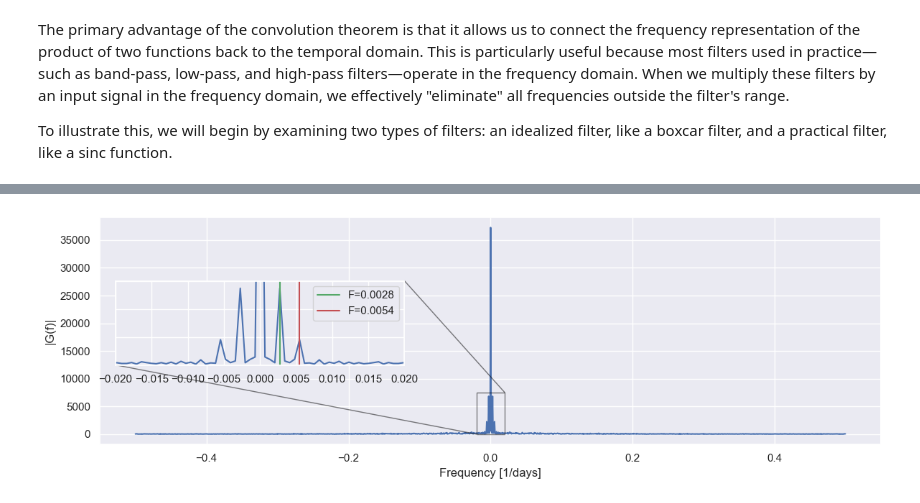
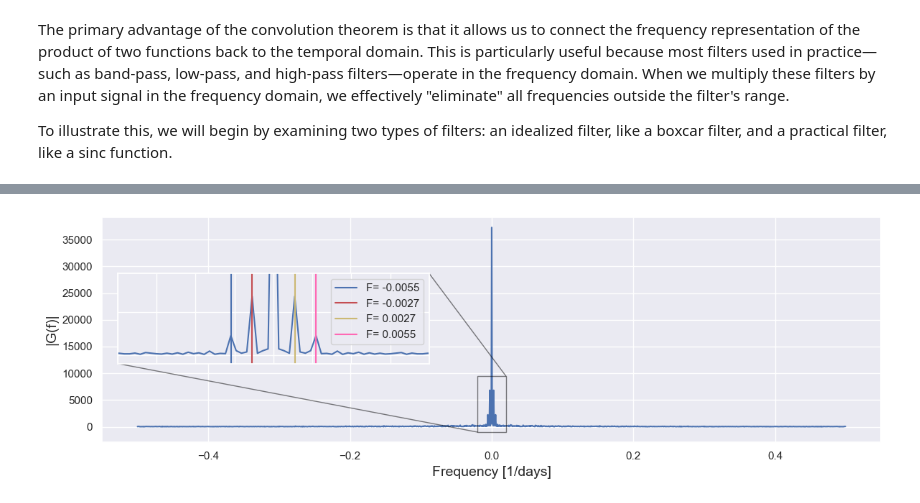
Before and after one commit to 159Patrick159/Medium, a Jupyter notebook: Convolutions/1DIntro.ipynb, the cells around one changed output, grey strips where cells are left out. Cells and saved outputs as stored; diff of their text form; code cells hidden in the pictures.

```diff
--- a/Convolutions/1DIntro.ipynb
+++ b/Convolutions/1DIntro.ipynb
@@ -253,21 +235,32 @@ plt.tight_layout()
 # %%
+from scipy.signal import find_peaks
+
+# Compute frequency given time arrat and sampling intervale
+dt = 1
+freq = np.fft.fftshift(np.fft.fftfreq(len(t),dt))
 # Take FFT of signal
 Y = np.fft.fftshift(np.fft.fft(y))
+Y_abs = np.abs(Y)
+
+# Find harmonic frequencies
+pk_loc, pk_h = find_peaks(Y_abs,height=(2000,10000))
+
 fig, ax = plt.subplots(figsize=(12,4))
-ax.plot(freq,np.abs(Y))
-#ax.set_xlim(0,freq.max())
-# inset Axes....
-x1, x2, y1, y2 = -0.02, 0.02, 0, 7500  # subregion of the original image
+ax.plot(freq,np.abs(Y_abs))
+# Inset Axes....
+x1, x2, y1, y2 = -0.02, 0.02, -1000, 9500  # subregion of the original image
 axins = ax.inset_axes(
-    [0.02, 0.35, 0.37, 0.37],
-    xlim=(x1, x2), ylim=(y1, y2), yticklabels=[])
-axins.plot(freq,np.abs(Y))
-axins.axvline(x=0.0028,c='g',label='F=0.0028')
-axins.axvline(x=0.0054,c='r',label='F=0.0054')
+    [0.02, 0.35, 0.4, 0.4],
+    xlim=(x1, x2), ylim=(y1, y2), yticklabels=[],xticklabels=[])
+axins.plot(freq,Y_abs)
+axins.axvline(x=freq[pk_loc[0]],label=f'F= {round(freq[pk_loc[0]],4)}')
+axins.axvline(x=freq[pk_loc[1]],label=f'F= {round(freq[pk_loc[1]],4)}',c='r')
+axins.axvline(x=freq[pk_loc[2]],label=f'F= {round(freq[pk_loc[2]],4)}',c='y')
+axins.axvline(x=freq[pk_loc[3]],label=f'F= {round(freq[pk_loc[3]],4)}',c='hotpink')
 axins.legend()
 ax.indicate_inset_zoom(axins, edgecolor="black")
-ax.set_xlabel('Frequency [1/days]')
-ax.set_ylabel('|G(f)|')
+ax.set_xlabel('Frequency [1/days]',fontsize=14)
+ax.set_ylabel('|G(f)|',fontsize=14)
 plt.tight_layout()
 # %% [output]
-[figure, old version]
+[figure, new version]
```
Also changed, not shown: parts of 5 cells of this notebook, 1 other file.
